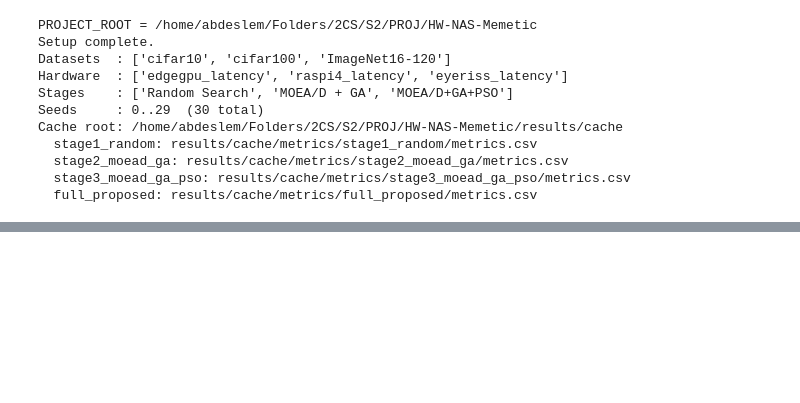
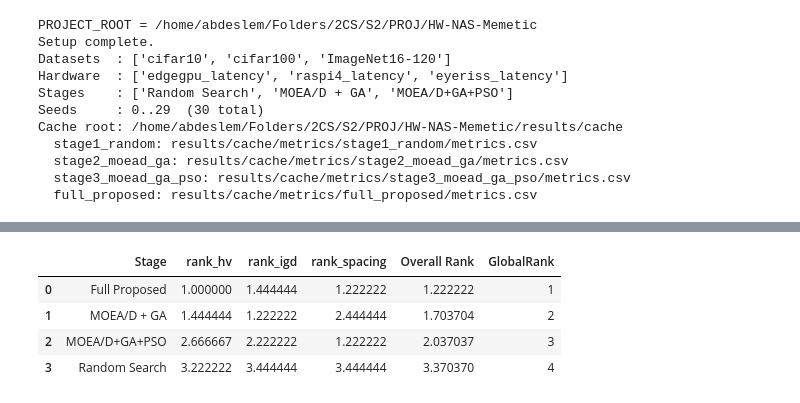
Before and after one commit to AbdeslemHMN/HW-NAS-Memetic, a Jupyter notebook: notebooks/06_waterfall_buildup.ipynb, the cells around one changed output, grey strips where cells are left out. Saved outputs shown, nothing was run; the diff lists cells and outputs as text; code cells hidden in the pictures; blank space fills up the shorter version.

Commit message:
refa:waterfall buildup

```diff
--- a/notebooks/06_waterfall_buildup.ipynb
+++ b/notebooks/06_waterfall_buildup.ipynb
@@ -513,36 +514,70 @@ Saved -> /home/abdeslem/Folders/2CS/S2/PROJ/HW-NAS-Memetic/results/figures/water
 # %%
-# ── Cell 5: Summary table — ΔHV and ΔIGD from each stage to Full ─────────────
+# ── Cell 5: Overall stage ranking — best to worst across HV, IGD, Spacing ────
 if not metrics_df.empty:
-    if FULL_CACHE_ID not in metrics_df["stage_id"].unique():
-        print("⚠ Full Proposed metrics are not available in the current dataset. Ensure results/cache/metrics/full_proposed/metrics.csv exists.")
-    else:
-        full_df = metrics_df[metrics_df["stage_id"] == FULL_CACHE_ID].copy()
+    if "Spacing" not in metrics_df.columns:
+        metrics_df["Spacing"] = float("nan")
+
+    # Mean metrics per stage per (Dataset × Hardware) — includes ALL 4 stages
+    stage_summary = (
+        metrics_df
+        .groupby(["Dataset", "Hardware", "Stage", "stage_idx", "stage_id"], as_index=False)
+        [["HV", "IGD", "Spacing"]]
+        .mean()
+    )
+
+    # Within-combo rank: HV ↑ (ascending=False), IGD ↓, Spacing ↓
+    stage_summary["rank_hv"]      = stage_summary.groupby(["Dataset", "Hardware"])["HV"     ].rank(method="dense", ascending=False)
+    stage_summary["rank_igd"]     = stage_summary.groupby(["Dataset", "Hardware"])["IGD"    ].rank(method="dense", ascending=True)
+    stage_summary["rank_spacing"] = stage_summary.groupby(["Dataset", "Hardware"])["Spacing"].rank(method="dense", ascending=True)
+    stage_summary["Overall Rank"] = stage_summary[["rank_hv", "rank_igd", "rank_spacing"]].mean(axis=1)
+    stage_summary = stage_summary.sort_values(["Dataset", "Hardware", "Overall Rank"])
+
+    # Global summary averaged across all 9 combos
+    global_rank = (
+        stage_summary
+        .groupby(["Stage", "stage_idx"])[["rank_hv", "rank_igd", "rank_spacing", "Overall Rank"]]
+        .mean()
+        .reset_index()
+        .sort_values("Overall Rank")
+    )
+    global_rank["GlobalRank"] = global_rank["Overall Rank"].rank(method="min", ascending=True).astype(int)
+
+    display_cols = [
+        "Stage", "Dataset", "Hardware",
+        "HV", "IGD", "Spacing",
+        "rank_hv", "rank_igd", "rank_spacing", "Overall Rank",
+    ]
+    print("Stage ranking per (dataset × hardware) — best to worst across HV ↑, IGD ↓, Spacing ↓:\n")
+    print(stage_summary[display_cols].to_string(index=False))
+
+    print("\n" + "="*70)
+    print("Global stage ranking averaged across all 9 (dataset × hardware) combos:\n")
+    display(global_rank[["Stage", "rank_hv", "rank_igd", "rank_spacing", "Overall Rank", "GlobalRank"]].reset_index(drop=True))
+
+    # ΔHV, ΔIGD, ΔSpacing incremental stages → Full Proposed
+    if FULL_CACHE_ID in metrics_df["stage_id"].unique():
         full_mean = (
-            full_df.groupby(["Dataset", "Hardware"])[["HV", "IGD"]]
+            metrics_df[metrics_df["stage_id"] == FULL_CACHE_ID]
+            .groupby(["Dataset", "Hardware"])[["HV", "IGD", "Spacing"]]
             .mean()
             .reset_index()
-            .rename(columns={"HV": "HV_full", "IGD": "IGD_full"})
+            .rename(columns={"HV": "HV_full", "IGD": "IGD_full", "Spacing": "Spacing_full"})
         )
+        incremental = stage_summary[stage_summary["stage_id"] != FULL_CACHE_ID].copy()
+        merged = incremental.merge(full_mean, on=["Dataset", "Hardware"], how="left")
+        merged["ΔHV"]      = merged["HV_full"]      - merged["HV"]
+        merged["ΔIGD"]     = merged["IGD_full"]      - merged["IGD"]
+        merged["ΔSpacing"] = merged["Spacing"]       - merged["Spacing_full"]
 
-        stage_summary = (
-            metrics_df[metrics_df["stage_id"] != FULL_CACHE_ID]
-            .groupby(["Dataset", "Hardware", "Stage", "stage_idx"], as_index=False)[["HV", "IGD"]]
-            .mean()
-        )
-
-        merged = stage_summary.merge(full_mean, on=["Dataset", "Hardware"], how="left")
-        merged["ΔHV"]  = merged["HV_full"] - merged["HV"]
-        merged["ΔIGD"] = merged["IGD_full"] - merged["IGD"]
-        merged = merged.sort_values(["Dataset", "Hardware", "stage_idx"])
-
-        display_cols = [
-            "Stage", "Dataset", "Hardware",
-            "HV", "HV_full", "ΔHV",
-            "IGD", "IGD_full", "ΔIGD",
-        ]
-        print(f"Stage comparison vs Full Proposed (all incremental stages):\n")
-        print(merged[display_cols].to_string(index=False))
-
+        delta_cols = ["Stage", "Dataset", "Hardware", "HV", "IGD", "Spacing",
+                      "ΔHV", "ΔIGD", "ΔSpacing"]
+        print("\nIncremental gain vs Full Proposed:\n")
+        print(merged[delta_cols].to_string(index=False))
         merged.to_csv(FIGURES_DIR / "waterfall_stage_vs_full_summary.csv", index=False)
         print(f"\nSaved → {FIGURES_DIR}/waterfall_stage_vs_full_summary.csv")
+
+    stage_summary.to_csv(FIGURES_DIR / "waterfall_overall_rank_summary.csv",  index=False)
+    global_rank.to_csv(  FIGURES_DIR / "waterfall_global_rank.csv",            index=False)
+    print(f"Saved → {FIGURES_DIR}/waterfall_overall_rank_summary.csv")
+    print(f"Saved → {FIGURES_DIR}/waterfall_global_rank.csv")
 # %% [output]
@@ -565,0 +601,5 @@ Saved → /home/abdeslem/Folders/2CS/S2/PROJ/HW-NAS-Memetic/results/figures/wate
+|  | Stage | rank_hv | rank_igd | rank_spacing | Overall Rank | GlobalRank |
+| 0 | Full Proposed | 1.000000 | 1.444444 | 1.222222 | 1.222222 | 1 |
+| 1 | MOEA/D + GA | 1.444444 | 1.222222 | 2.444444 | 1.703704 | 2 |
+| 2 | MOEA/D+GA+PSO | 2.666667 | 2.222222 | 1.222222 | 2.037037 | 3 |
+| 3 | Random Search | 3.222222 | 3.444444 | 3.444444 | 3.370370 | 4 |
```
Also changed, not shown: parts of 5 cells of this notebook, 18 other files.
